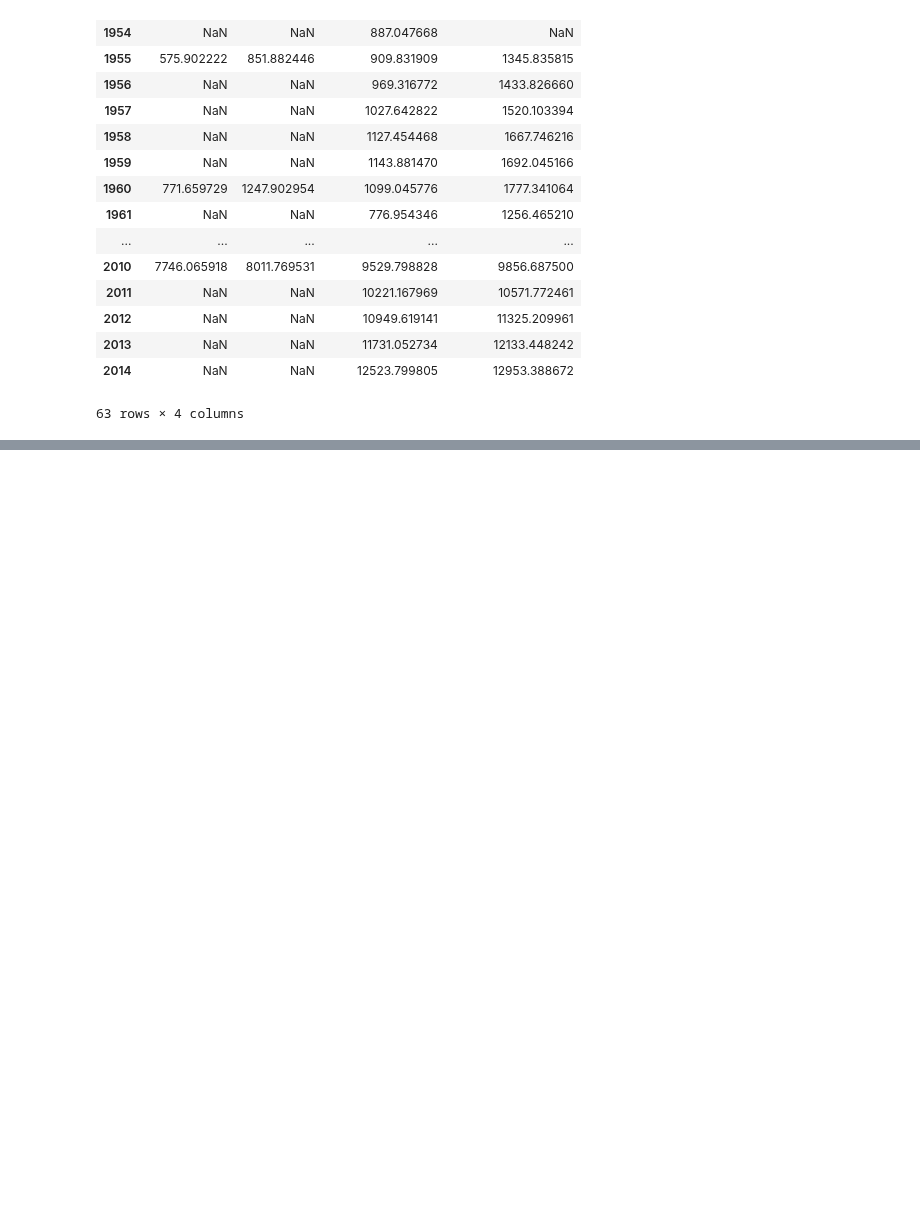
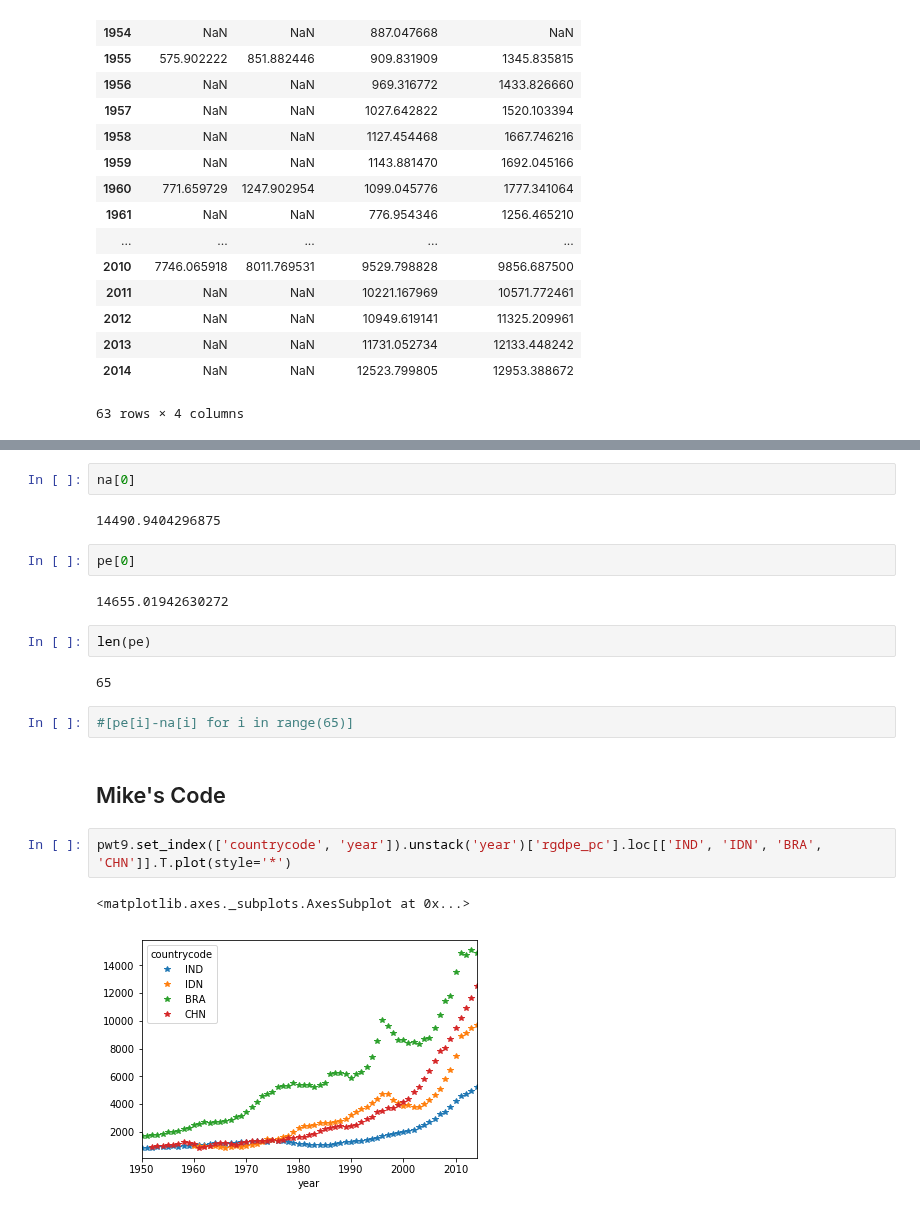
Before and after one commit to moonlimb/zerg, a Jupyter notebook: data/PWT/task3_analysis_PWT.ipynb, the cells around one changed output, grey strips where cells are left out. Cells and saved outputs as stored; diff of their text form; blank space fills up the shorter version.

Commit message:
Add Mike's code- timeseries of rgdp na and e values

```diff
--- a/data/PWT/task3_analysis_PWT.ipynb
+++ b/data/PWT/task3_analysis_PWT.ipynb
@@ -347,0 +385,21 @@ china.groupby('year').mean()
+# %%
+na[0]
+# %% [output]
+14490.9404296875
+# %%
+pe[0]
+# %% [output]
+14655.01942630272
+# %%
+len(pe)
+# %% [output]
+65
+# %%
+#[pe[i]-na[i] for i in range(65)]
+# %% [markdown]
+## Mike's Code
+# %%
+pwt9.set_index(['countrycode', 'year']).unstack('year')['rgdpe_pc'].loc[['IND', 'IDN', 'BRA', 'CHN']].T.plot(style='*')
+# %% [output]
+<matplotlib.axes._subplots.AxesSubplot at 0x...>
+[figure, added]
```
Also changed, not shown: parts of 7 cells of this notebook.
